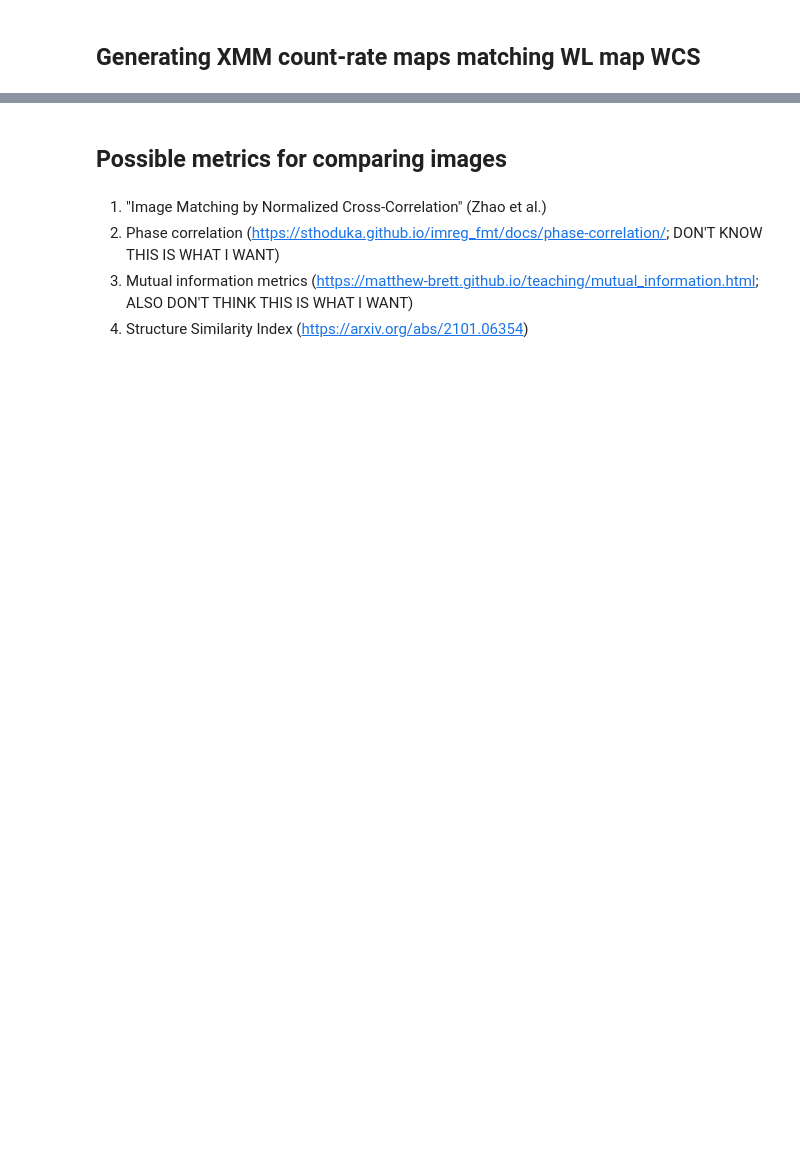
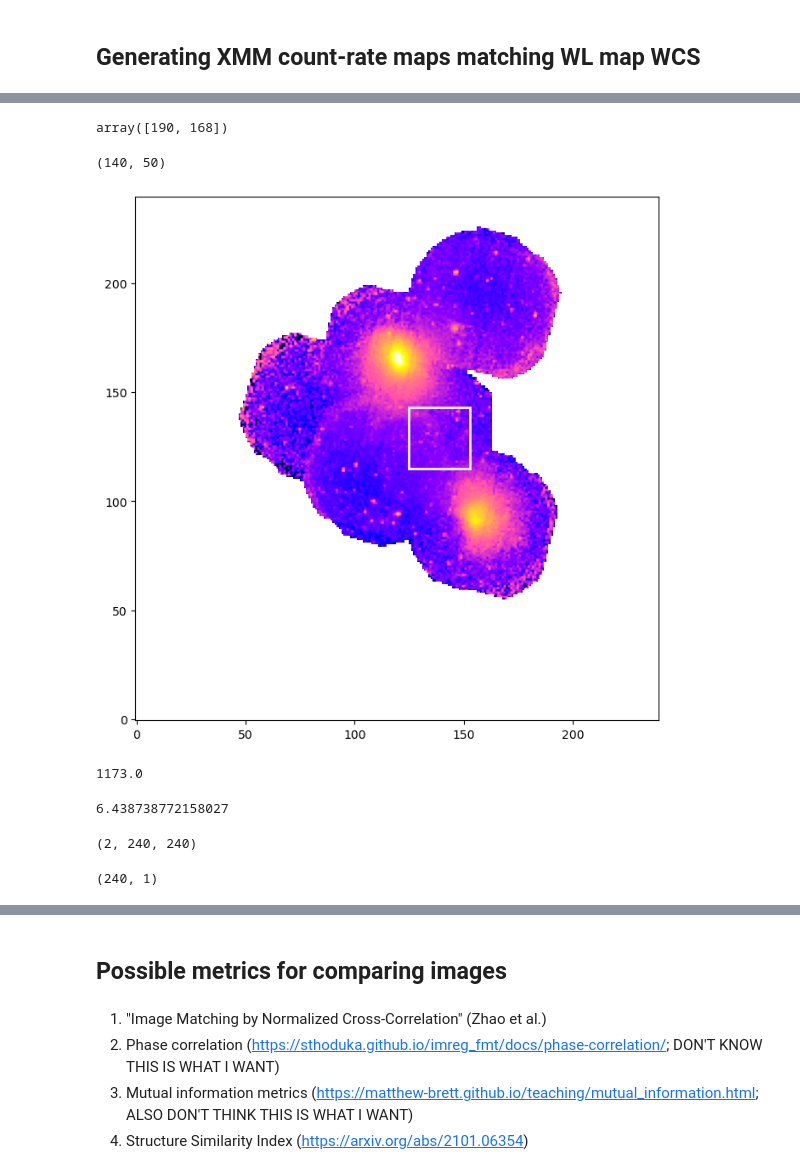
Before and after one commit to LoVoCCS/X-LoVoCCS-Analyses, a Jupyter notebook: notebooks/property_maps/xray_weaklensing_correlation.ipynb, the cells around one changed output, grey strips where cells are left out. Saved outputs shown, nothing was run; the diff lists cells and outputs as text; code cells hidden in the pictures; blank space fills up the shorter version.

```diff
--- a/notebooks/property_maps/xray_weaklensing_correlation.ipynb
+++ b/notebooks/property_maps/xray_weaklensing_correlation.ipynb
@@ -282,4 +299,4 @@ testo.coord_conv(Quantity([333.610344416052, -10.361558805245], 'deg'), 'pix')
 # %%
-pad_testo = np.zeros(wl_snr_map.shape)
-pad_testo
+pad_xray_im = np.zeros(wl_snr_map.shape)
+pad_xray_ex = np.zeros(wl_snr_map.shape)
 # %%
@@ -311,0 +322,8 @@ pad_testo[120, 120]
+# %%
+np.array(cur_wcs_matched_im.shape)
+# %% [output]
+array([190, 168])
+# %%
+cur_wcs_matched_im.data[50:192, 50:100].shape
+# %% [output]
+(140, 50)
@@ -311,0 +336,26 @@ pad_testo[120, 120]
+# %%
+plt.figure(figsize=(8, 8))
+
+norm = ImageNormalize((pad_xray_im/pad_xray_ex), MinMaxInterval(), stretch=LogStretch())
+# plt.imshow((pad_xray_im/pad_xray_ex)[115:115+28, 125:125+28], 'gnuplot2', norm, origin='lower')
+plt.imshow((pad_xray_im/pad_xray_ex), 'gnuplot2', norm, origin='lower')
+
+bridge_area = Rectangle([125, 115], 28, 28, fc='None', ec='white', linewidth=2)
+plt.gca().add_artist(bridge_area)
+
+plt.show()
+# %% [output]
+[figure, added]
+# %%
+pad_xray_im[167, 121]
+# %% [output]
+1173.0
+# %%
+wl_snr_map.data[167, 121]
+# %% [output]
+6.438738772158027
+# %%
+all_the_inds = np.indices(wl_snr_map.data.shape)
+all_the_inds.shape
+# %% [output]
+(2, 240, 240)
@@ -312 +368,5 @@ pad_testo[120, 120]
+# %%
+rec_y.shape
+# %% [output]
+(240, 1)
 # %%
```
Also changed, not shown: parts of 39 cells of this notebook.
